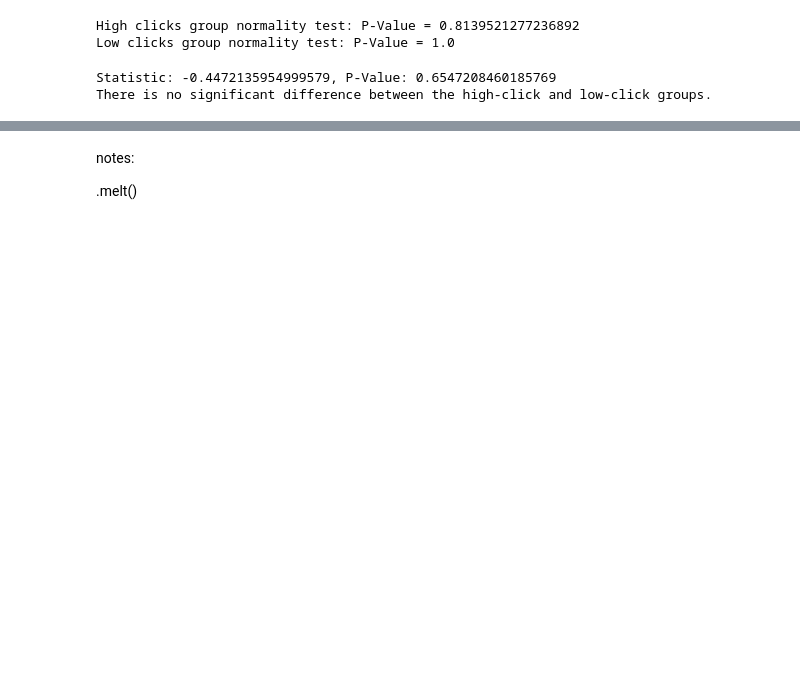
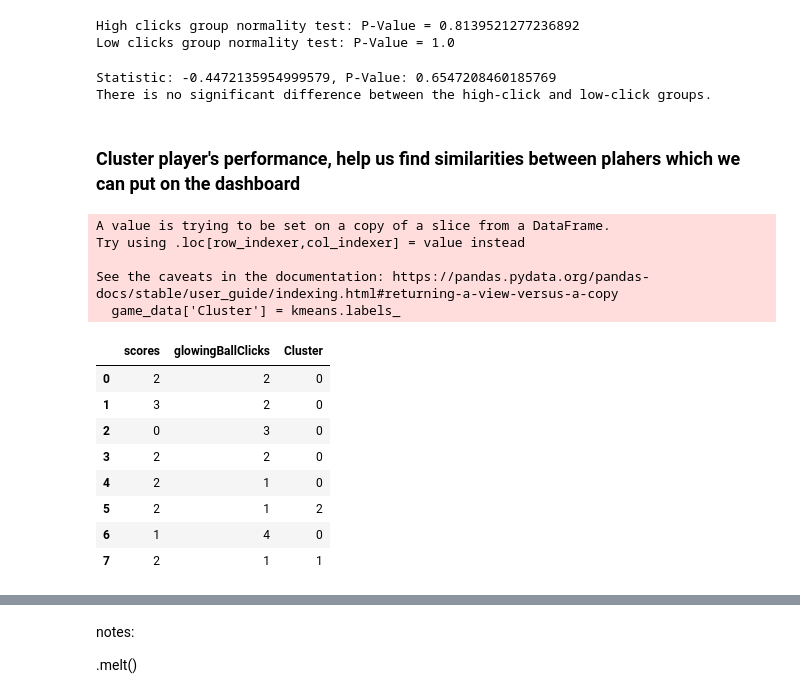
Before and after one commit to affanhamid/NeuroScout, a Jupyter notebook: backend/games/Glow.ipynb, the cells around one changed output, grey strips where cells are left out. Cells and saved outputs as stored; diff of their text form; code cells hidden in the pictures; blank space fills up the shorter version.

```diff
--- a/backend/games/Glow.ipynb
+++ b/backend/games/Glow.ipynb
@@ -226,3 +229,26 @@ else:
 # %% [output]
 Statistic: -0.4472135954999579, P-Value: 0.6547208460185769
 There is no significant difference between the high-click and low-click groups.
+# %% [markdown]
+### Cluster player's performance, help us find similarities between plahers which we can put on the dashboard
+# %%
+clustering_data = game_data[['scores', 'glowingBallClicks', 'averageReactionTime', 'averageReactionTimeGlow']].dropna()
+kmeans = KMeans(n_clusters=3, random_state=0).fit(clustering_data)
+game_data['Cluster'] = kmeans.labels_
+
+game_data[['scores', 'glowingBallClicks', 'Cluster']]
+# %% [output]
+A value is trying to be set on a copy of a slice from a DataFrame.
+Try using .loc[row_indexer,col_indexer] = value instead
+
+See the caveats in the documentation: https://pandas.pydata.org/pandas-docs/stable/user_guide/indexing.html#returning-a-view-versus-a-copy
+  game_data['Cluster'] = kmeans.labels_
+|  | scores | glowingBallClicks | Cluster |
+| 0 | 2 | 2 | 0 |
+| 1 | 3 | 2 | 0 |
+| 2 | 0 | 3 | 0 |
+| 3 | 2 | 2 | 0 |
+| 4 | 2 | 1 | 0 |
+| 5 | 2 | 1 | 2 |
+| 6 | 1 | 4 | 0 |
+| 7 | 2 | 1 | 1 |
```
Also changed, not shown: parts of 5 cells of this notebook.
